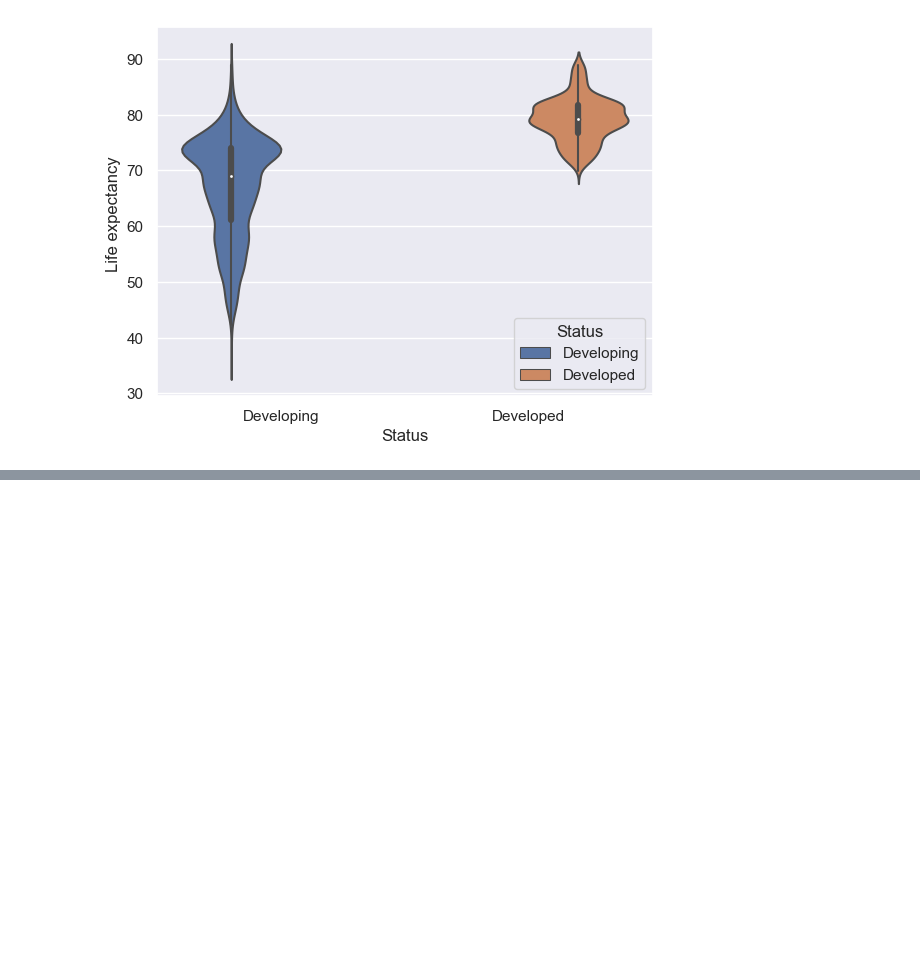
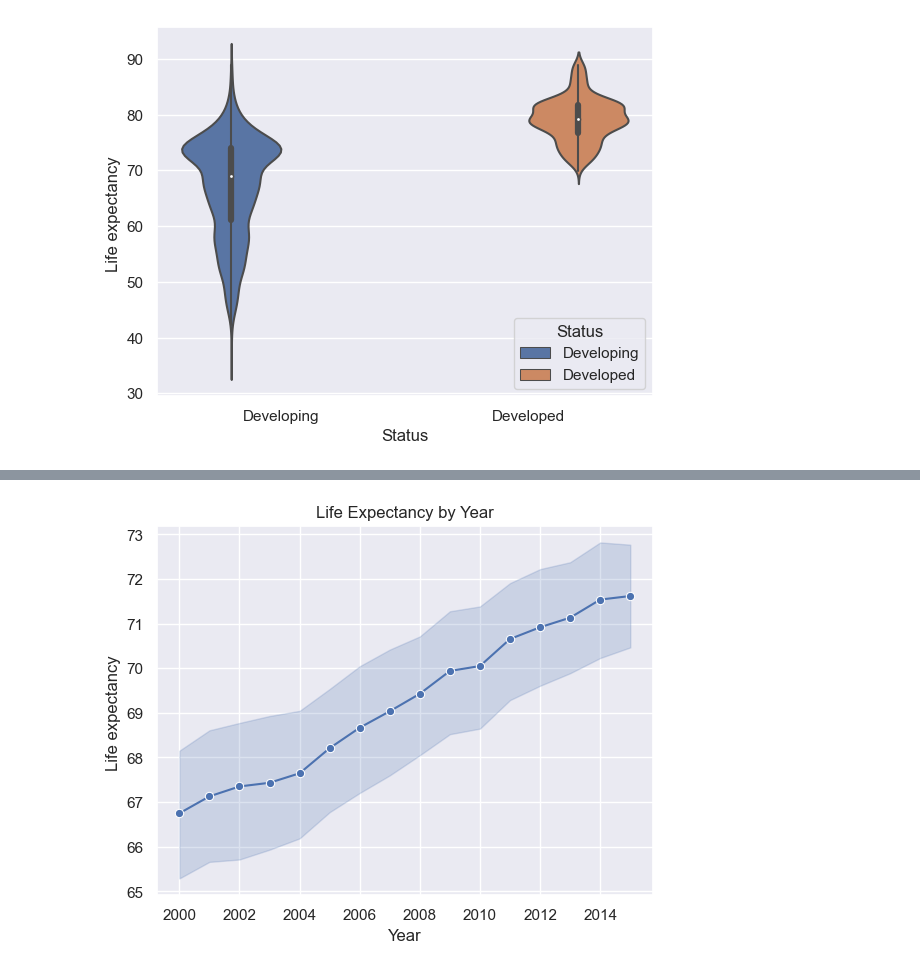
Before and after one commit to showmidelo/life-expectancy-WHO, a Jupyter notebook: project.ipynb, the cells around one changed output, grey strips where cells are left out. Cells and saved outputs as stored; diff of their text form; code cells hidden in the pictures; blank space fills up the shorter version.

```diff
--- a/project.ipynb
+++ b/project.ipynb
@@ -246,0 +251,6 @@ sns.violinplot(data =df,x='Status',y='Life expectancy ',hue="Status");
+# %%
+sns.lineplot(data=df,x = 'Year', y = 'Life expectancy ',  marker='o')
+plt.title('Life Expectancy by Year')
+plt.show()
+# %% [output]
+[figure, added]
```
Also changed, not shown: parts of 4 cells of this notebook.
